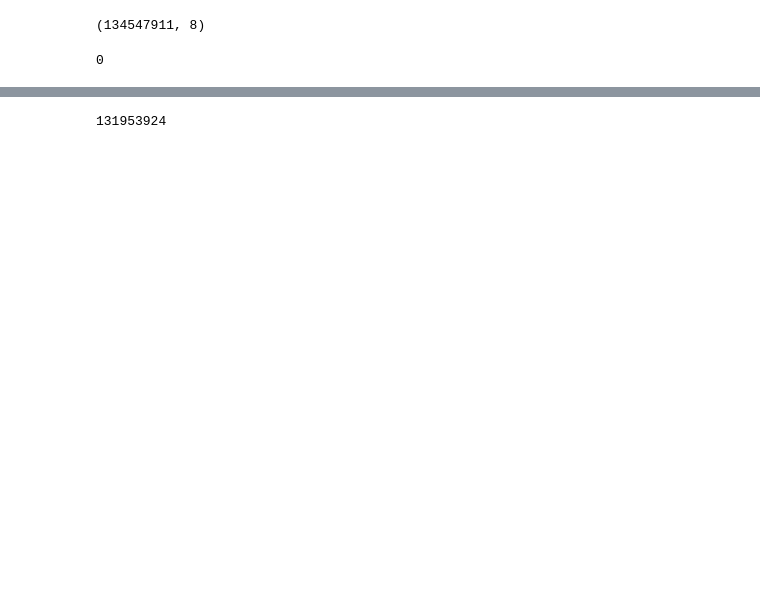
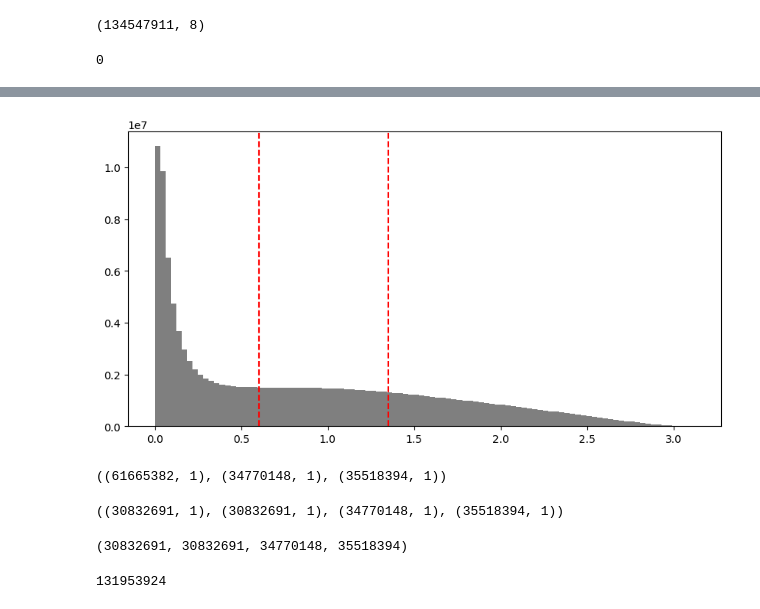
Before and after one commit to Mohammad-Rahmati/IceCube---Neutrinos-in-Deep-Ice, a Jupyter notebook: analysis_prediction.ipynb, the cells around one changed output, grey strips where cells are left out. Drawn from its saved outputs; the diff is of its cells as text; code cells hidden in the pictures; blank space fills up the shorter version.

```diff
--- a/analysis_prediction.ipynb
+++ b/analysis_prediction.ipynb
@@ -63,0 +51,25 @@ len(p0), len(p1), len(p2), len(p3)
+# %%
+plt.figure(figsize=(10, 5))
+
+plt.hist(df_all_df['min_error'], bins=100, color='black', alpha=0.5)
+plt.axvline(x=0.6, color='red', linestyle='--')
+plt.axvline(x=1.35, color='red', linestyle='--')
+plt.show()
+# %% [output]
+[figure, added]
+# %%
+L = 0.6
+V = 1.35
+df_all_df[df_all_df.min_error <= L].shape, df_all_df[(df_all_df.min_error > L) & (df_all_df.min_error <= V)].shape, df_all_df[df_all_df.min_error > V].shape
+# %% [output]
+((61665382, 1), (34770148, 1), (35518394, 1))
+# %%
+P01 = df_all_df[df_all_df.min_error <= L]
+P0 = P01[:int(P01.shape[0]//2)]
+P1 = P01[int(P01.shape[0]//2):]
+P2 = df_all_df[(df_all_df.min_error > L) & (df_all_df.min_error <= V)]
+P3 = df_all_df[df_all_df.min_error > V]
+
+P0.shape, P1.shape, P2.shape, P3.shape
+# %% [output]
+((30832691, 1), (30832691, 1), (34770148, 1), (35518394, 1))
@@ -64,6 +81,10 @@ len(p0), len(p1), len(p2), len(p3)
 # %%
-len(p0)+ len(p1)+ len(p2)+ len(p3)
+len(P0_list), len(P1_list), len(P2_list), len(P3_list)
 # %% [output]
-131953924
+(30832691, 30832691, 34770148, 35518394)
+# %%
+len(P0_list) + len(P1_list) + len(P2_list) + len(P3_list)
+# %% [output]
+131953924
 # %%
 focus_dict = {
```
Also changed, not shown: parts of 13 cells of this notebook, 11 other files.
